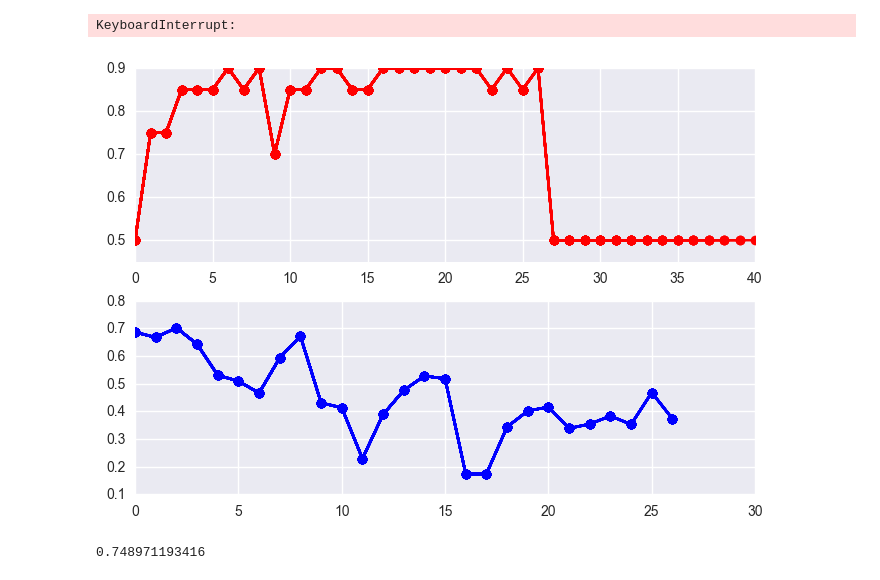
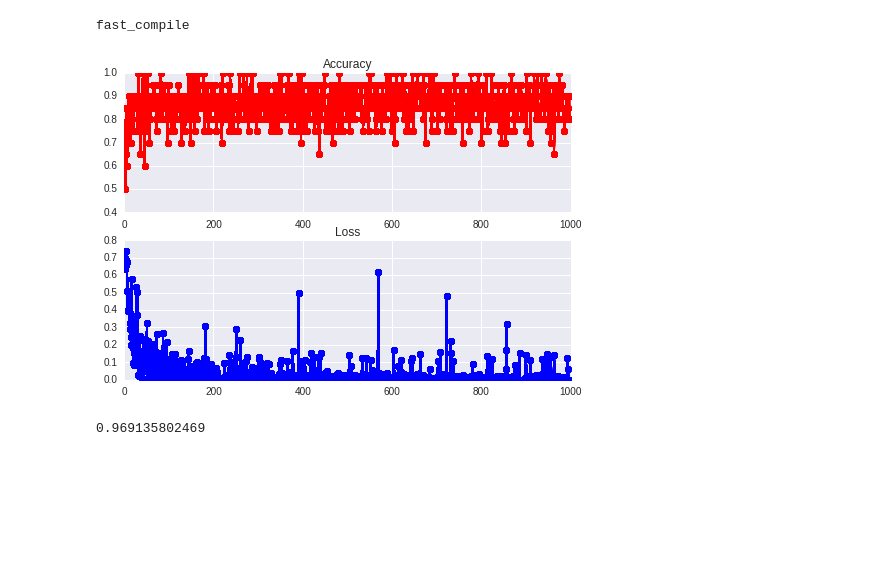
Before and after one commit to srxdev0619/Blinking, a Jupyter notebook: train_vgg19.ipynb, the cells around one changed output. Saved outputs shown, nothing was run; the diff lists cells and outputs as text; code cells hidden in the pictures; blank space fills up the shorter version.

```diff
--- a/train_vgg19.ipynb
+++ b/train_vgg19.ipynb
@@ -21,10 +21,13 @@ import pickle
 import matplotlib.pyplot as plt
 from IPython import display
 %matplotlib inline
+print(theano.config.optimizer)
 import seaborn as sns
 sns.set_style('darkgrid')
 
 import cnn_vgg19 as cnn
+# %% [output]
+fast_compile
 # %%
 import scipy.misc
 
@@ -78,7 +81,7 @@ class Batch:
 
 
     def _sample_open_train(self, batch_size):
-        target_open = np.ones(batch_size)
+        target_open = np.ones((batch_size, 1))
         #target_open[:,0] = 1.0
         if self.train_open_counter + batch_size >= len(self.open_train_lst):
             files = self.open_train_lst[self.train_open_counter:len(self.open_train_lst)]
@@ -93,7 +96,7 @@ class Batch:
         return imgs, target_open
 
     def _sample_close_train(self, batch_size):
-        target_close = np.zeros(batch_size)
+        target_close = np.zeros((batch_size, 1))
         #target_close[:,1] = 1.0
         if self.train_close_counter + batch_size >= len(self.close_train_lst):
             files = self.close_train_lst[self.train_close_counter:len(self.close_train_lst)]
@@ -115,13 +118,16 @@ class Batch:
         return imgs.astype(np.float32), targets.astype(np.float32)
 
     def get_val_set(self, batch_size):
-
-        open_imgs = self._read_files(self.open_val[:batch_size])
-        close_imgs = self._read_files(self.close_val[:batch_size])
+        start_idx_open = np.random.randint(0,len(self.open_val) - batch_size - 2)
+        start_idx_close = np.random.randint(0,len(self.close_val) - batch_size - 2)
+        open_imgs = self._read_files(self.open_val[start_idx_open:start_idx_open
+                                                   + batch_size])
+        close_imgs = self._read_files(self.close_val[start_idx_close:start_idx_close
+                                                     + batch_size])
         num_open_val = len(self.open_val)
         num_close_val = len(self.close_val)
-        open_target = np.ones(batch_size)
-        close_target = np.zeros(batch_size)
+        open_target = np.ones((batch_size, 1))
+        close_target = np.zeros((batch_size, 1))
         imgs = np.concatenate((close_imgs, open_imgs))
         targets = np.concatenate((close_target, open_target))
         return imgs.astype(np.float32), targets.astype(np.float32)
@@ -129,14 +135,14 @@ class Batch:
     def get_test_set(self):
         imgs_open = self._read_files(self.open_test_lst, mode=None)
         imgs_close = self._read_files(self.close_test_lst, mode=None)
-        targets_open = np.ones(len(self.open_test_lst))
-        targets_close = np.zeros(len(self.close_test_lst))
+        targets_open = np.ones((len(self.open_test_lst), 1))
+        targets_close = np.zeros((len(self.close_test_lst), 1))
         imgs = np.concatenate((imgs_open, imgs_close))
         targets = np.concatenate((targets_open, targets_close))
         return imgs.astype(np.float32), targets.astype(np.float32)
 # %%
 input_img = T.ftensor4('input_imgs')
-targets = T.vector('targets')
+targets = T.matrix('targets')
 lrate = theano.shared(floatX(0.0001))
 
 #net = cnn.build_vggnet(input_img)
@@ -167,40 +173,41 @@ out_fn = theano.function([input_img], prediction_det)
 # %%
 epochs = 1000
 
 trainingFiles = ('./open_train.txt', './close_train.txt')
 testFiles = ('./open_test.txt', './close_test.txt')
 
 batch = Batch(trainingFiles, testFiles)
 accuracies = []
 losses = []
 max_acc = 0.0
 for epoch in range(epochs):
-    for j in range(100):
+    for j in range(200):
         imgs, img_targets = batch.sample_train_batch(10)
         loss = train_net(imgs, img_targets)
     val_img, val_target = batch.get_val_set(10)
     acc = accuracy_fn(val_img, val_target)
     if acc > max_acc:
         max_acc = acc
         net_params = lasagne.layers.get_all_param_values(net['output'])
-        pickle.dump(net_params, open('new_cnn_weights', 'wb'))
+        pickle.dump(net_params, open('new_cnn_weights_3', 'wb'))
     accuracies.append(acc)
     losses.append(loss)
     plt.subplot('211')
+    plt.title("Accuracy")
     plt.plot(accuracies, 'ro-')
     plt.subplot('212')
+    plt.title("Loss")
     plt.plot(losses, 'bo-')
     display.display(plt.gcf())
     display.clear_output(wait=True)
 # %% [output]
-KeyboardInterrupt:
-[figure, old version]
+[figure, new version]
 # %%
 trainingFiles = ('./open_train.txt', './close_train.txt')
 testFiles = ('./open_test.txt', './close_test.txt')
 
 params = lasagne.layers.get_all_params(net['output'])
-values = pickle.load(open('new_cnn_weights'))
+values = pickle.load(open('new_cnn_weights_2'))
 for p, v in zip(params, values):
     p.set_value(v)
 
@@ -208,7 +215,7 @@ batch1 = Batch(trainingFiles, testFiles)
 test_imgs, test_targets = batch1.get_test_set()
 print(accuracy_fn(test_imgs, test_targets))
 # %% [output]
-0.748971193416
+0.969135802469
 # %%
 out
 img_f = 'dataset_B_FacialImages/OpenFace/Pascal_Affi_Nguessan_0001.jpg'
```
Also changed, not shown: parts of 1 cell of this notebook, 1 other file.
